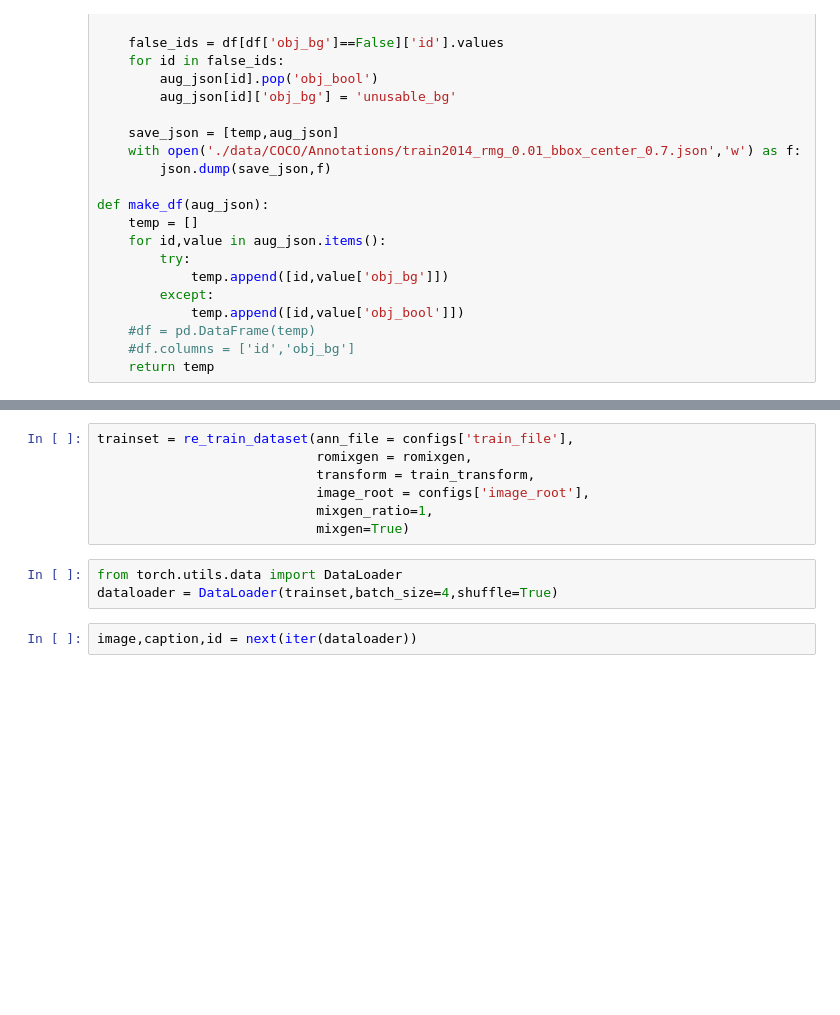
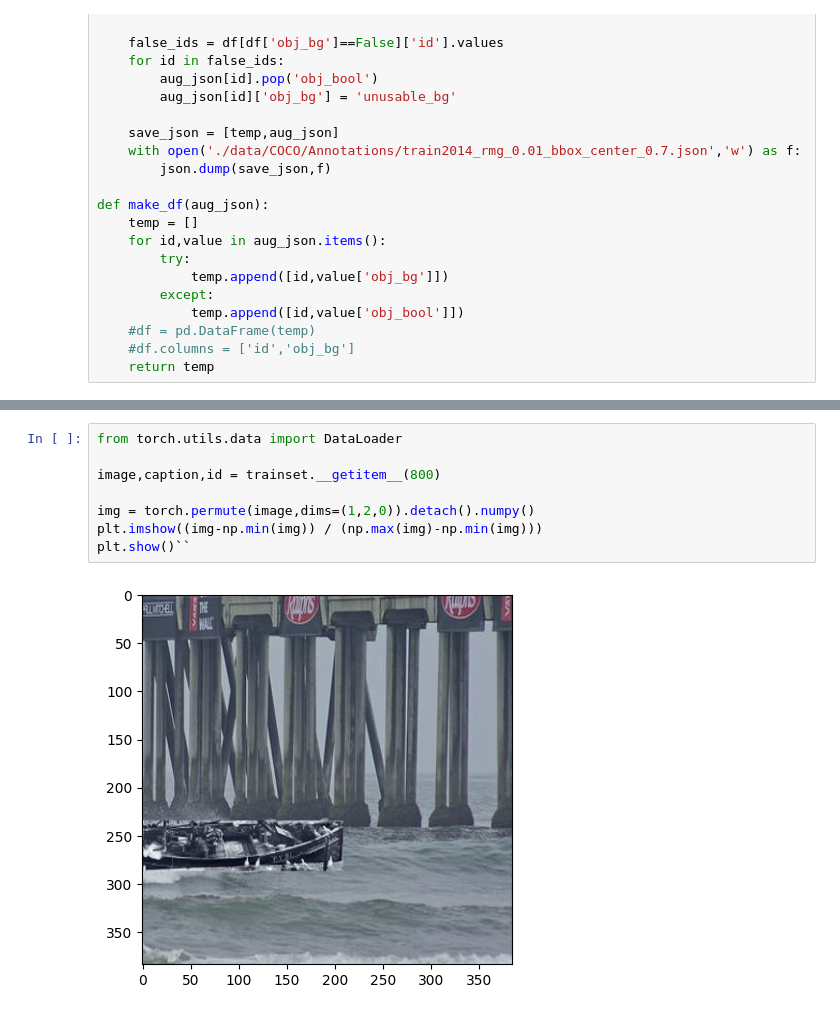
Before and after one commit to crimama/RobustMixGen, a Jupyter notebook: temp.ipynb, the cells around one changed output, grey strips where cells are left out. Cells and saved outputs as stored; diff of their text form; blank space fills up the shorter version.

```diff
--- a/temp.ipynb
+++ b/temp.ipynb
@@ -269,13 +109,11 @@ romixgen = RoMixGen(json_file = json.load(open('./data/COCO/Annotations/train201
-# %%
-trainset = re_train_dataset(ann_file = configs['train_file'],
-                            romixgen = romixgen,
-                            transform = train_transform,
-                            image_root = configs['image_root'],
-                            mixgen_ratio=1,
-                            mixgen=True)
-# %%
-from torch.utils.data import DataLoader
-dataloader = DataLoader(trainset,batch_size=4,shuffle=True)
-# %%
-image,caption,id = next(iter(dataloader))
+# %%
+from torch.utils.data import DataLoader
+
+image,caption,id = trainset.__getitem__(800)
+
+img = torch.permute(image,dims=(1,2,0)).detach().numpy()
+plt.imshow((img-np.min(img)) / (np.max(img)-np.min(img)))
+plt.show()``
+# %% [output]
+[figure, added]
 # %%
```
Also changed, not shown: parts of 5 cells of this notebook, 4 other files.
